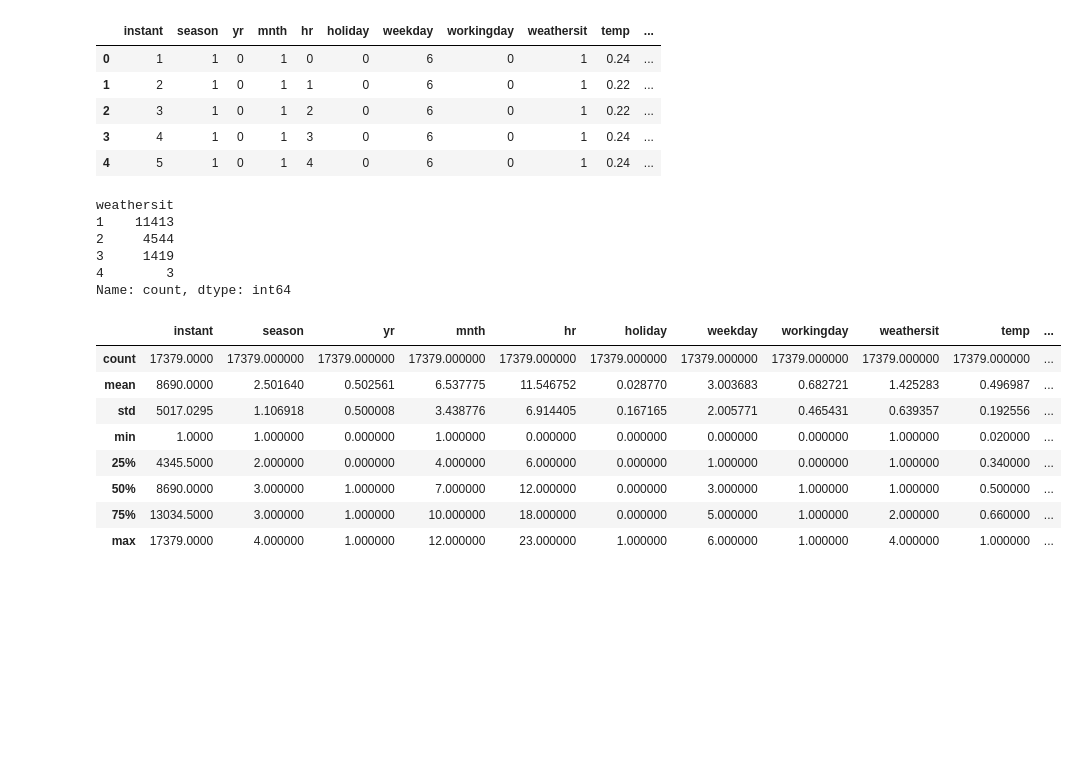
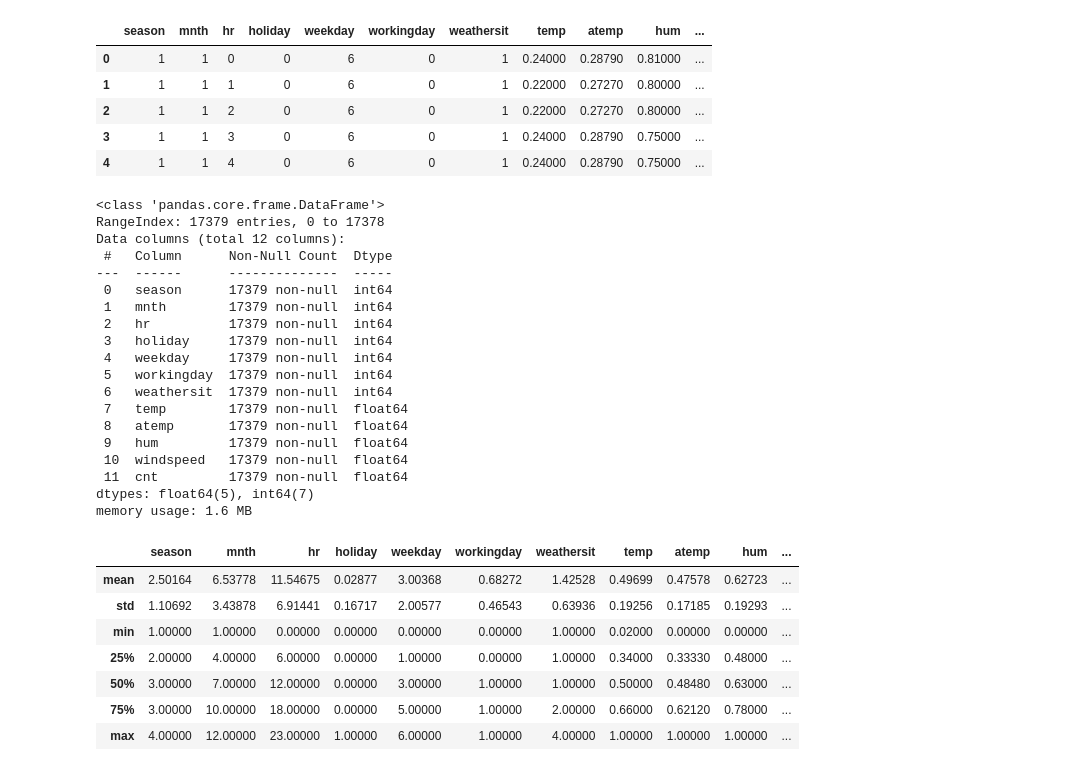
Before and after one commit to NicoloResmini/dtu-02450-projects, a Jupyter notebook: exploration.ipynb, the cells around one changed output. Cells and saved outputs as stored; diff of their text form; code cells hidden in the pictures; blank space fills up the shorter version.

```diff
--- a/exploration.ipynb
+++ b/exploration.ipynb
@@ -5,37 +5,60 @@ import matplotlib.pyplot as plt
 # %%
 df = pd.read_csv('hour.csv')
 # %%
+# PREPROCESSING
+
+# Removing useless attributes
 df = df.drop('dteday', axis=1)
+df = df.drop('instant', axis=1)
+df = df.drop('yr', axis=1)
+
+# Applying sqrt to "cnt" (to make it a continuous variable)
+df['cnt'] = np.sqrt(df['cnt'])
+
+# Removing deprecated attributes after the sqrt transformation (cnt = casual + registered)
+df = df.drop('casual', axis=1)
+df = df.drop('registered', axis=1)
+
 df.head()
 # %% [output]
-|  | instant | season | yr | mnth | hr | holiday | weekday | workingday | weathersit | temp | ... |
-| 0 | 1 | 1 | 0 | 1 | 0 | 0 | 6 | 0 | 1 | 0.24 | ... |
-| 1 | 2 | 1 | 0 | 1 | 1 | 0 | 6 | 0 | 1 | 0.22 | ... |
-| 2 | 3 | 1 | 0 | 1 | 2 | 0 | 6 | 0 | 1 | 0.22 | ... |
-| 3 | 4 | 1 | 0 | 1 | 3 | 0 | 6 | 0 | 1 | 0.24 | ... |
-| 4 | 5 | 1 | 0 | 1 | 4 | 0 | 6 | 0 | 1 | 0.24 | ... |
+|  | season | mnth | hr | holiday | weekday | workingday | weathersit | temp | atemp | hum | ... |
+| 0 | 1 | 1 | 0 | 0 | 6 | 0 | 1 | 0.24000 | 0.28790 | 0.81000 | ... |
+| 1 | 1 | 1 | 1 | 0 | 6 | 0 | 1 | 0.22000 | 0.27270 | 0.80000 | ... |
+| 2 | 1 | 1 | 2 | 0 | 6 | 0 | 1 | 0.22000 | 0.27270 | 0.80000 | ... |
+| 3 | 1 | 1 | 3 | 0 | 6 | 0 | 1 | 0.24000 | 0.28790 | 0.75000 | ... |
+| 4 | 1 | 1 | 4 | 0 | 6 | 0 | 1 | 0.24000 | 0.28790 | 0.75000 | ... |
 # %%
-# df.info()
+df.info()
+# %% [output]
+<class 'pandas.core.frame.DataFrame'>
+RangeIndex: 17379 entries, 0 to 17378
+Data columns (total 12 columns):
+ #   Column      Non-Null Count  Dtype
+---  ------      --------------  -----
+ 0   season      17379 non-null  int64
+ 1   mnth        17379 non-null  int64
+ 2   hr          17379 non-null  int64
+ 3   holiday     17379 non-null  int64
+ 4   weekday     17379 non-null  int64
+ 5   workingday  17379 non-null  int64
+ 6   weathersit  17379 non-null  int64
+ 7   temp        17379 non-null  float64
+ 8   atemp       17379 non-null  float64
+ 9   hum         17379 non-null  float64
+ 10  windspeed   17379 non-null  float64
+ 11  cnt         17379 non-null  float64
+dtypes: float64(5), int64(7)
+memory usage: 1.6 MB
-# %%
-# maybe change all 4 values to 3
-df.weathersit.value_counts()
-# %% [output]
-weathersit
-1    11413
-2     4544
-3     1419
-4        3
-Name: count, dtype: int64
 # %%
-# pd.set_option('display.float_format', lambda x: '%.5f' % x)
-df.describe()
+pd.set_option('display.float_format', lambda x: '%.5f' % x)
+df.describe().drop('count')
+# to save the image do a screenshot
 # %% [output]
-|  | instant | season | yr | mnth | hr | holiday | weekday | workingday | weathersit | temp | ... |
-| count | 17379.0000 | 17379.000000 | 17379.000000 | 17379.000000 | 17379.000000 | 17379.000000 | 17379.000000 | 17379.000000 | 17379.000000 | 17379.000000 | ... |
-| mean | 8690.0000 | 2.501640 | 0.502561 | 6.537775 | 11.546752 | 0.028770 | 3.003683 | 0.682721 | 1.425283 | 0.496987 | ... |
-| std | 5017.0295 | 1.106918 | 0.500008 | 3.438776 | 6.914405 | 0.167165 | 2.005771 | 0.465431 | 0.639357 | 0.192556 | ... |
-| min | 1.0000 | 1.000000 | 0.000000 | 1.000000 | 0.000000 | 0.000000 | 0.000000 | 0.000000 | 1.000000 | 0.020000 | ... |
-| 25% | 4345.5000 | 2.000000 | 0.000000 | 4.000000 | 6.000000 | 0.000000 | 1.000000 | 0.000000 | 1.000000 | 0.340000 | ... |
-| 50% | 8690.0000 | 3.000000 | 1.000000 | 7.000000 | 12.000000 | 0.000000 | 3.000000 | 1.000000 | 1.000000 | 0.500000 | ... |
-| 75% | 13034.5000 | 3.000000 | 1.000000 | 10.000000 | 18.000000 | 0.000000 | 5.000000 | 1.000000 | 2.000000 | 0.660000 | ... |
-| max | 17379.0000 | 4.000000 | 1.000000 | 12.000000 | 23.000000 | 1.000000 | 6.000000 | 1.000000 | 4.000000 | 1.000000 | ... |
+|  | season | mnth | hr | holiday | weekday | workingday | weathersit | temp | atemp | hum | ... |
+| mean | 2.50164 | 6.53778 | 11.54675 | 0.02877 | 3.00368 | 0.68272 | 1.42528 | 0.49699 | 0.47578 | 0.62723 | ... |
+| std | 1.10692 | 3.43878 | 6.91441 | 0.16717 | 2.00577 | 0.46543 | 0.63936 | 0.19256 | 0.17185 | 0.19293 | ... |
+| min | 1.00000 | 1.00000 | 0.00000 | 0.00000 | 0.00000 | 0.00000 | 1.00000 | 0.02000 | 0.00000 | 0.00000 | ... |
+| 25% | 2.00000 | 4.00000 | 6.00000 | 0.00000 | 1.00000 | 0.00000 | 1.00000 | 0.34000 | 0.33330 | 0.48000 | ... |
+| 50% | 3.00000 | 7.00000 | 12.00000 | 0.00000 | 3.00000 | 1.00000 | 1.00000 | 0.50000 | 0.48480 | 0.63000 | ... |
+| 75% | 3.00000 | 10.00000 | 18.00000 | 0.00000 | 5.00000 | 1.00000 | 2.00000 | 0.66000 | 0.62120 | 0.78000 | ... |
+| max | 4.00000 | 12.00000 | 23.00000 | 1.00000 | 6.00000 | 1.00000 | 4.00000 | 1.00000 | 1.00000 | 1.00000 | ... |
```
Also changed, not shown: parts of 13 cells of this notebook, 12 other files.
